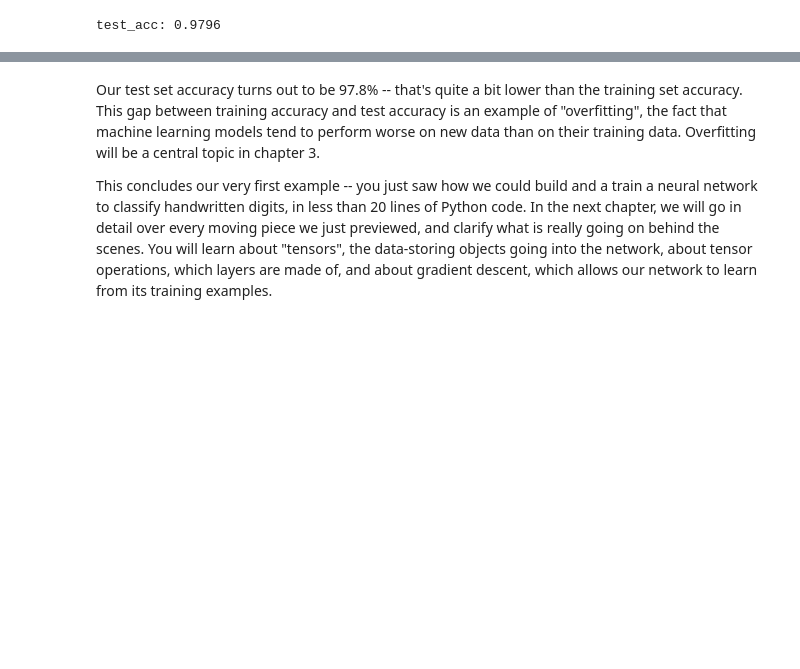
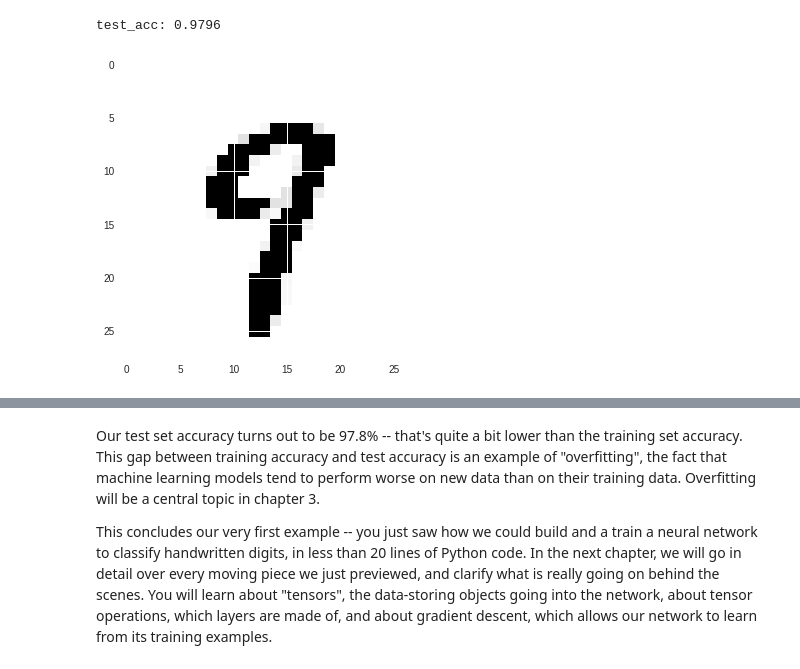
Before and after one commit to BarzaH/deep-learning-with-python-notebooks, a Jupyter notebook: 2.1-a-first-look-at-a-neural-network.ipynb, the cells around one changed output, grey strips where cells are left out. Cells and saved outputs as stored; diff of their text form; code cells hidden in the pictures; blank space fills up the shorter version.

```diff
--- a/2.1-a-first-look-at-a-neural-network.ipynb
+++ b/2.1-a-first-look-at-a-neural-network.ipynb
@@ -117,8 +113,11 @@ values in the `[0, 255]` interval. We transform it into a `float32` array of sha
 train_images = train_images.reshape((60000, 28 * 28))
 train_images = train_images.astype('float32') / 255
 
+train_images[train_images>0.21] = 1
+
 test_images = test_images.reshape((10000, 28 * 28))
 test_images = test_images.astype('float32') / 255
+test_images[test_images>0.21] = 1
 # %% [markdown]
 We also need to categorically encode the labels, a step which we explain in chapter 3:
 # %%
@@ -170,4 +169,14 @@ from skimage.morphology import disk
 
 rank.enhance_contrast()
 # %%
-pred = network.predict(test_images).argmax(axis=1)
+pred = network.predict_classes(test_images)
+# %%
+test_true = test_labels.argmax(axis=1)
+# %%
+imgs = test_images[(test_true==9) & (pred!=9)]
+# %%
+import matplotlib.pyplot as plt
+plt.imshow(imgs[5].reshape(28,28))
+plt.show()
+# %% [output]
+[figure, added]
```
Also changed, not shown: parts of 3 cells of this notebook.
